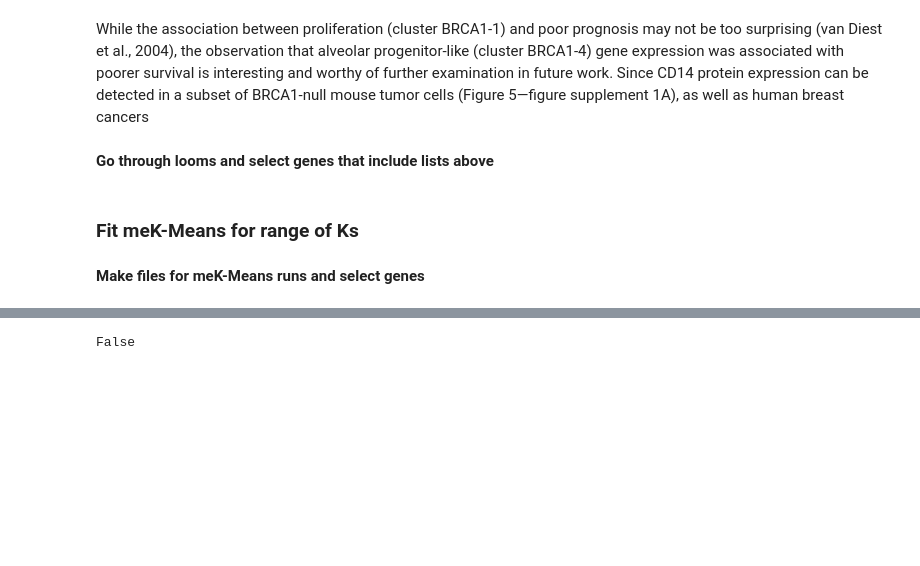
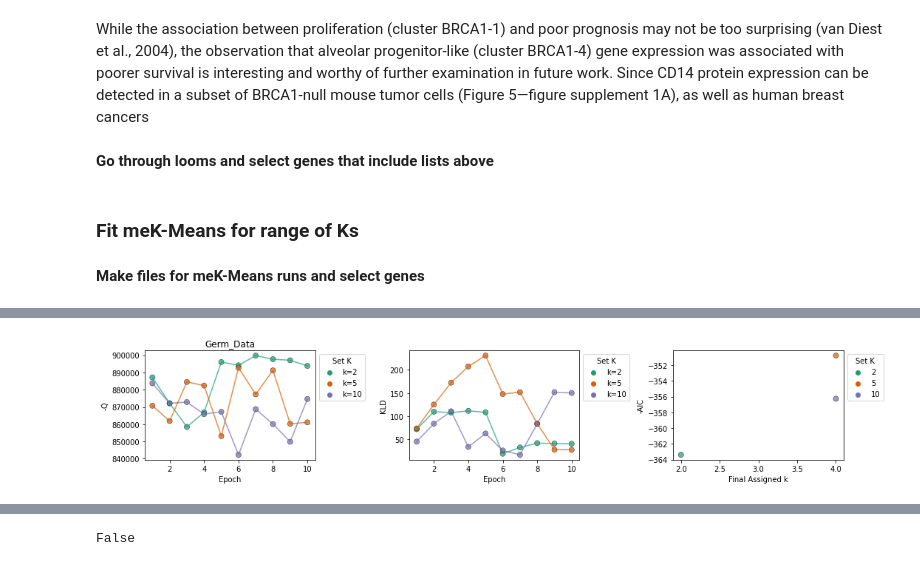
Before and after one commit to tarachari3/perturbCME, a Jupyter notebook: notebooks/20240311_meKMeans_explorData.ipynb, the cells around one changed output, grey strips where cells are left out. Saved outputs shown, nothing was run; the diff lists cells and outputs as text; code cells hidden in the pictures; blank space fills up the shorter version.

```diff
--- a/notebooks/20240311_meKMeans_explorData.ipynb
+++ b/notebooks/20240311_meKMeans_explorData.ipynb
@@ -287,0 +495,4 @@ WARNING:root:Selecting 339 genes required 100.0% dataset threshold.
+# %%
+vis_metrics(sr[6:],'Germ_Data',ks[2],figsize=(15,3))
+# %% [output]
+[figure, added]
```
Also changed, not shown: parts of 21 cells of this notebook, 3 other files.
